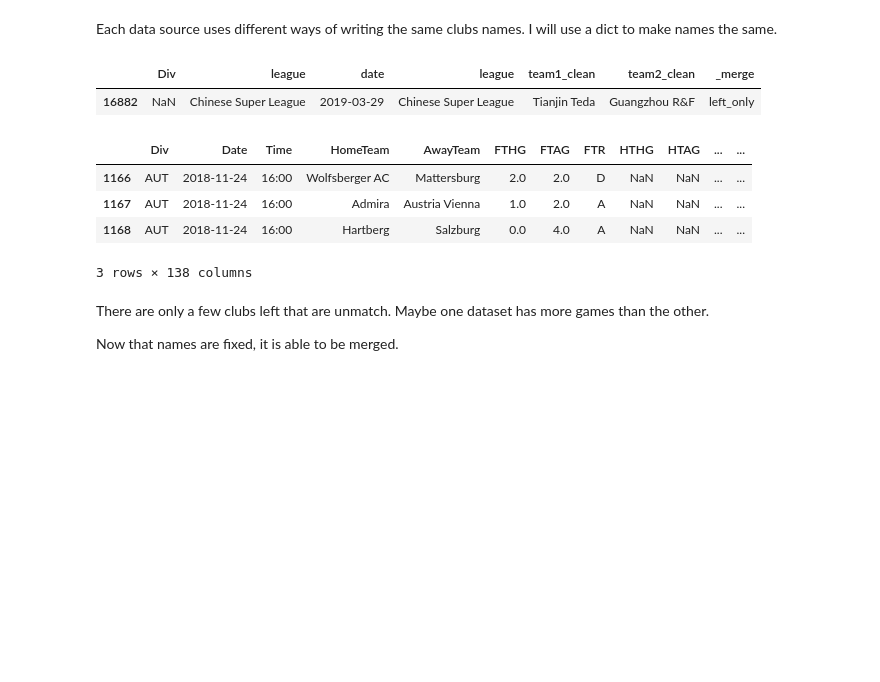
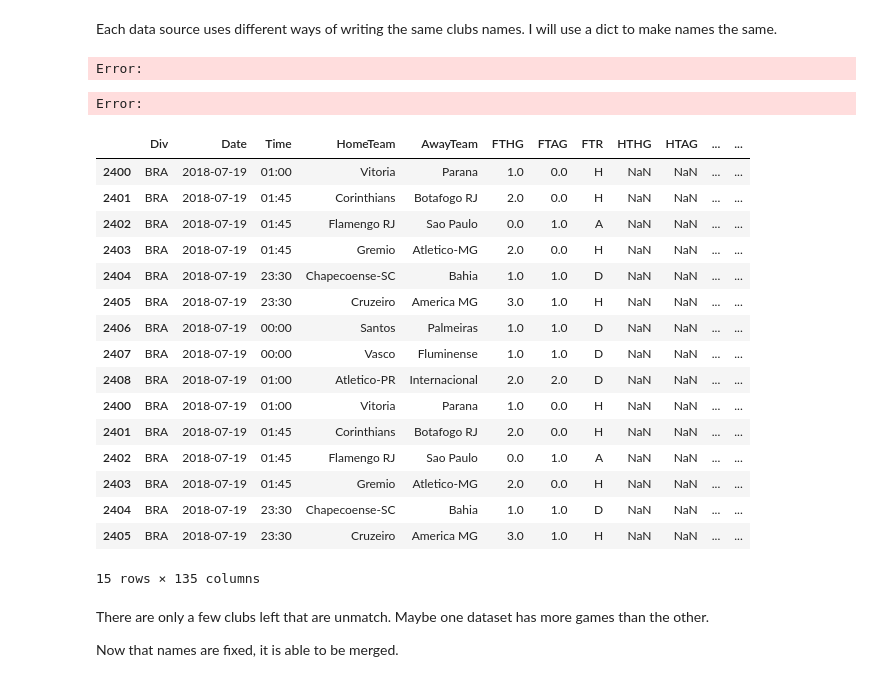
Before and after one commit to matheusccouto/sportsbook, a Jupyter notebook: soccer.ipynb, the cells around one changed output. Cells and saved outputs as stored; diff of their text form; code cells hidden in the pictures; blank space fills up the shorter version.

Commit message:
Upload names

```diff
--- a/soccer.ipynb
+++ b/soccer.ipynb
@@ -252,25 +209,15 @@ def clean(series, translate_dict):
     )
 
 
-df_spi["team1_clean"] = clean(df_spi["team1"], names_dict)
-df_spi["team2_clean"] = clean(df_spi["team2"], names_dict)
-df_bet["HomeTeam_clean"] = clean(df_bet["HomeTeam"], names_dict)
-df_bet["AwayTeam_clean"] = clean(df_bet["AwayTeam"], names_dict)
-
-spi_teams = set(pd.concat((df_spi["team1_clean"],  df_spi["team2_clean"])))
-bet_teams = set(pd.concat((df_bet["HomeTeam_clean"], df_bet["AwayTeam_clean"])))
-
-sym_diff = bet_teams.symmetric_difference(spi_teams)
-with open("diff.txt", "w") as file:
-    file.write("\n".join(sorted(sym_diff)))
-
-
-df_bet["date"] = df_bet["Date"]
-df_bet["team1_clean"] = df_bet["HomeTeam_clean"]
-df_bet["team2_clean"] = df_bet["AwayTeam_clean"]
-
-df = df_spi.merge(df_bet, how="outer", on=["date", "team1_clean", "team2_clean"], validate="1:1", indicator=True)
-df.query("_merge == 'left_only'")[["Div", "league", "date", "league", "team1_clean", "team2_clean", "_merge"]].sample(1)
+df_spi["home"] = clean(df_spi["team1"], names_dict)
+df_spi["away"] = clean(df_spi["team2"], names_dict)
+df_bet["home"] = clean(df_bet["HomeTeam"], names_dict)
+df_bet["away"] = clean(df_bet["AwayTeam"], names_dict)
-# %% [output]
-|  | Div | league | date | league | team1_clean | team2_clean | _merge |
-| 16882 | NaN | Chinese Super League | 2019-03-29 | Chinese Super League | Tianjin Teda | Guangzhou R&F | left_only |
+# %%
+df_bet_before = df_bet.copy()
+df_bet_after = df_bet.copy()
+
+df_bet_before["Date"] = df_bet_before["Date"] - pd.Timedelta(days=1)
+df_bet_after["Date"] = df_bet_before["Date"] + pd.Timedelta(days=1)
+
+df_bet_expanded = pd.concat((df_bet, df_bet_before, df_bet_after))
@@ -276,0 +233,7 @@ df.query("_merge == 'left_only'")[["Div", "league", "date", "league", "team1_cle
+# %%
+df_bet_expanded["dt"] = df_bet_expanded["Date"].dt.date
+df_spi["dt"] = df_spi["date"].dt.date
+df = df_spi.convert_dtypes().merge(df_bet_expanded.convert_dtypes(), how="left", on=["dt", "home", "away"], indicator=True)
+# %% [output]
+Error:
+Error:
@@ -277,8 +242,20 @@ df.query("_merge == 'left_only'")[["Div", "league", "date", "league", "team1_cle
 # %%
-df_bet.query("Date == '2018-11-24' and Div == 'AUT'")
+df_bet_expanded.query("Date == '2018-07-19' and Div == 'BRA'").sort_values("Date")
 # %% [output]
 |  | Div | Date | Time | HomeTeam | AwayTeam | FTHG | FTAG | FTR | HTHG | HTAG | ... | ... |
-| 1166 | AUT | 2018-11-24 | 16:00 | Wolfsberger AC | Mattersburg | 2.0 | 2.0 | D | NaN | NaN | ... | ... |
-| 1167 | AUT | 2018-11-24 | 16:00 | Admira | Austria Vienna | 1.0 | 2.0 | A | NaN | NaN | ... | ... |
-| 1168 | AUT | 2018-11-24 | 16:00 | Hartberg | Salzburg | 0.0 | 4.0 | A | NaN | NaN | ... | ... |
+| 2400 | BRA | 2018-07-19 | 01:00 | Vitoria | Parana | 1.0 | 0.0 | H | NaN | NaN | ... | ... |
+| 2401 | BRA | 2018-07-19 | 01:45 | Corinthians | Botafogo RJ | 2.0 | 0.0 | H | NaN | NaN | ... | ... |
+| 2402 | BRA | 2018-07-19 | 01:45 | Flamengo RJ | Sao Paulo | 0.0 | 1.0 | A | NaN | NaN | ... | ... |
+| 2403 | BRA | 2018-07-19 | 01:45 | Gremio | Atletico-MG | 2.0 | 0.0 | H | NaN | NaN | ... | ... |
+| 2404 | BRA | 2018-07-19 | 23:30 | Chapecoense-SC | Bahia | 1.0 | 1.0 | D | NaN | NaN | ... | ... |
+| 2405 | BRA | 2018-07-19 | 23:30 | Cruzeiro | America MG | 3.0 | 1.0 | H | NaN | NaN | ... | ... |
+| 2406 | BRA | 2018-07-19 | 00:00 | Santos | Palmeiras | 1.0 | 1.0 | D | NaN | NaN | ... | ... |
+| 2407 | BRA | 2018-07-19 | 00:00 | Vasco | Fluminense | 1.0 | 1.0 | D | NaN | NaN | ... | ... |
+| 2408 | BRA | 2018-07-19 | 01:00 | Atletico-PR | Internacional | 2.0 | 2.0 | D | NaN | NaN | ... | ... |
+| 2400 | BRA | 2018-07-19 | 01:00 | Vitoria | Parana | 1.0 | 0.0 | H | NaN | NaN | ... | ... |
+| 2401 | BRA | 2018-07-19 | 01:45 | Corinthians | Botafogo RJ | 2.0 | 0.0 | H | NaN | NaN | ... | ... |
+| 2402 | BRA | 2018-07-19 | 01:45 | Flamengo RJ | Sao Paulo | 0.0 | 1.0 | A | NaN | NaN | ... | ... |
+| 2403 | BRA | 2018-07-19 | 01:45 | Gremio | Atletico-MG | 2.0 | 0.0 | H | NaN | NaN | ... | ... |
+| 2404 | BRA | 2018-07-19 | 23:30 | Chapecoense-SC | Bahia | 1.0 | 1.0 | D | NaN | NaN | ... | ... |
+| 2405 | BRA | 2018-07-19 | 23:30 | Cruzeiro | America MG | 3.0 | 1.0 | H | NaN | NaN | ... | ... |
-3 rows × 138 columns
+15 rows × 135 columns
```
Also changed, not shown: parts of 21 cells of this notebook, 3 other files.
